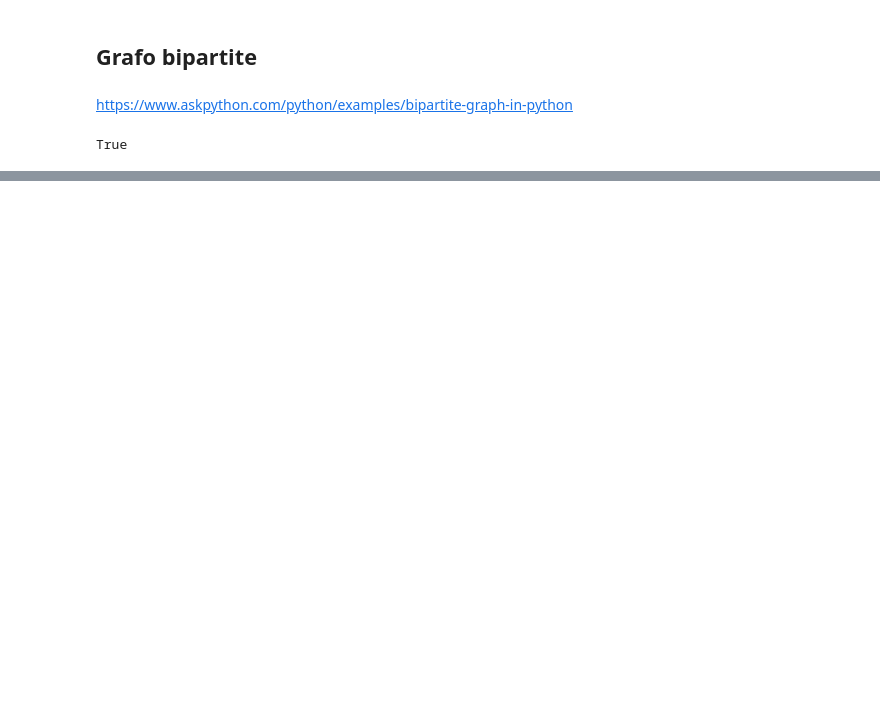
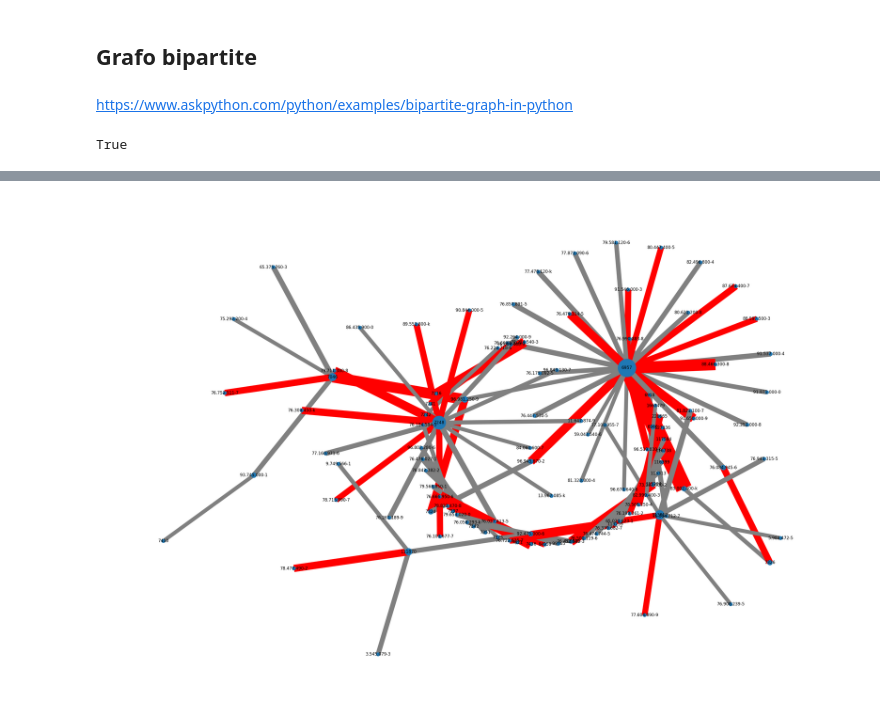
Before and after one commit to fgchil/redes, a Jupyter notebook: FN-EV-WP-FG-Hackaton.ipynb, the cells around one changed output, grey strips where cells are left out. Saved outputs shown, nothing was run; the diff lists cells and outputs as text; code cells hidden in the pictures; blank space fills up the shorter version.

```diff
--- a/FN-EV-WP-FG-Hackaton.ipynb
+++ b/FN-EV-WP-FG-Hackaton.ipynb
@@ -727,0 +700,2 @@ plt.show()
+# %%
+df_solo_3_empresas_1erFiltro['values'] = df_solo_3_empresas_1erFiltro.Estado.map(lambda x: x*100)
@@ -727,0 +734,2 @@ plt.show()
+# %%
+df_solo_3_empresas_1erFiltro['CodigoOrganismoTXT'] = df_solo_3_empresas_1erFiltro['CodigoOrganismo'].astype('str')
@@ -727,0 +746,7 @@ plt.show()
+# %%
+# Create a graph from a pandas dataframe
+G = nx.from_pandas_edgelist(df_solo_3_empresas_1erFiltro,
+                            source = "RutProveedor",
+                            target = "CodigoOrganismoTXT",
+                            edge_attr = "values",
+                            create_using = nx.Graph())
@@ -727,0 +772,22 @@ plt.show()
+# %%
+colores_=[]
+for i in df_solo_3_empresas_1erFiltro.Estado:
+    if i > df_solo_3_empresas_1erFiltro.Estado.mean():
+        colores_.append('red')
+    else:
+        colores_.append('grey')
+# %%
+plt.figure(figsize=(30,20))
+degree_g = dict(nx.degree(G))
+clustering_g=dict(nx.clustering(G))
+edge_widths=df_solo_3_empresas_1erFiltro['Estado'].to_list()
+pos = nx.kamada_kawai_layout(G)
+nx.draw(G,pos, nodelist=degree_g.keys(), node_size=[v*100 for v in degree_g.values()])
+nx.draw(G, pos,with_labels=True,nodelist=clustering_g.keys(), node_size=[v *1000 for v in clustering_g.values()])
+
+nx.draw_networkx_edges(G, pos, edgelist=G.edges(),  edge_color=colores_,width=edge_widths)
+plt.show()
+# nx.draw(G, with_labels=True, node_color='skyblue', edge_cmap=plt.cm.Blues, pos = pos)
+plt.show()
+# %% [output]
+[figure, added]
```
Also changed, not shown: parts of 44 cells of this notebook, 2 other files.
